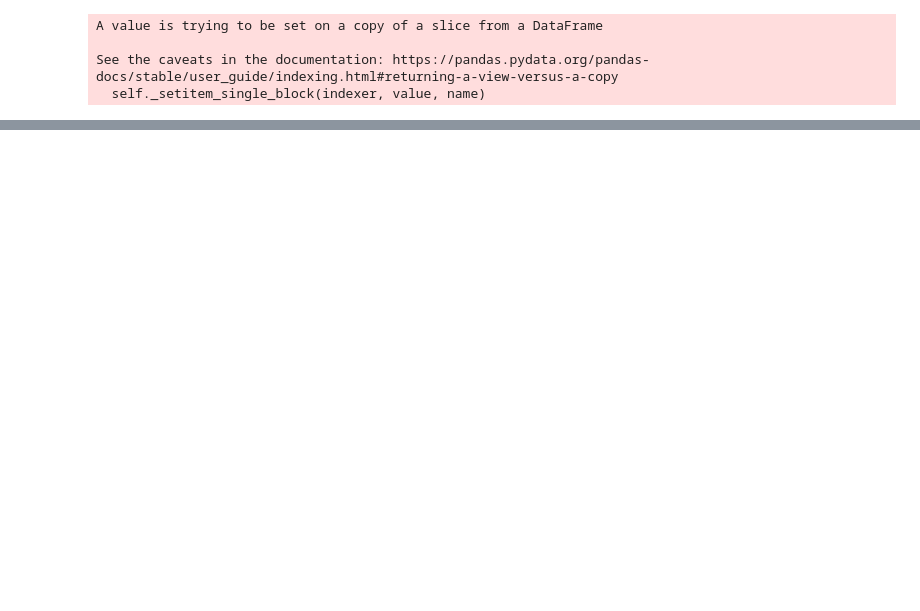
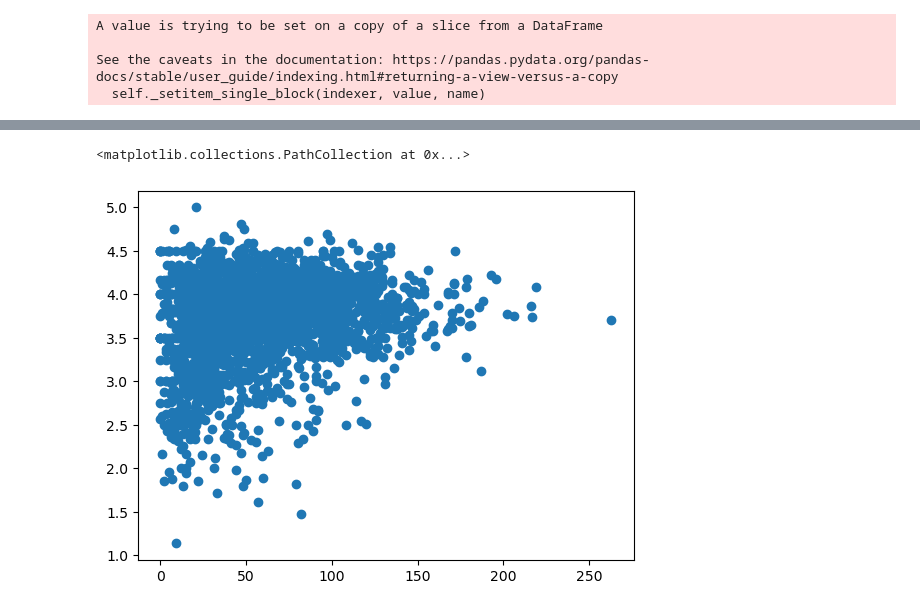
Before and after one commit to sberberian/Beer-Characteristics-Profiling, a Jupyter notebook: Machine_leaning_Beer.ipynb, the cells around one changed output, grey strips where cells are left out. Saved outputs shown, nothing was run; the diff lists cells and outputs as text; code cells hidden in the pictures; blank space fills up the shorter version.

```diff
--- a/Machine_leaning_Beer.ipynb
+++ b/Machine_leaning_Beer.ipynb
@@ -129,5 +147,8 @@ plt.scatter(df['ABV'], df['review_overall'])
 # %%
 # Correlation for Sweetness and rating
-plt.scatter(df['Sweet'], df['review_overall'])
+plt.scatter(df['sweet'], df['review_overall'])
+# %% [output]
+<matplotlib.collections.PathCollection at 0x...>
+[figure, added]
 # %%
 # Correlation for Body and rating
```
Also changed, not shown: parts of 17 cells of this notebook, 1 other file.
